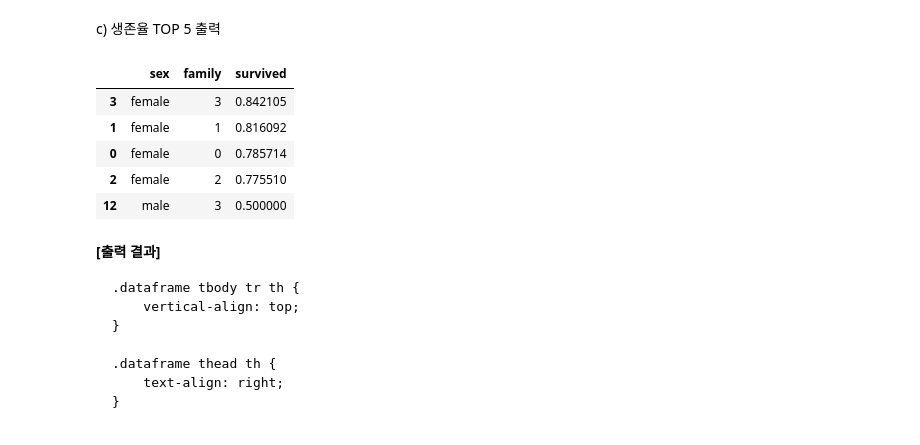
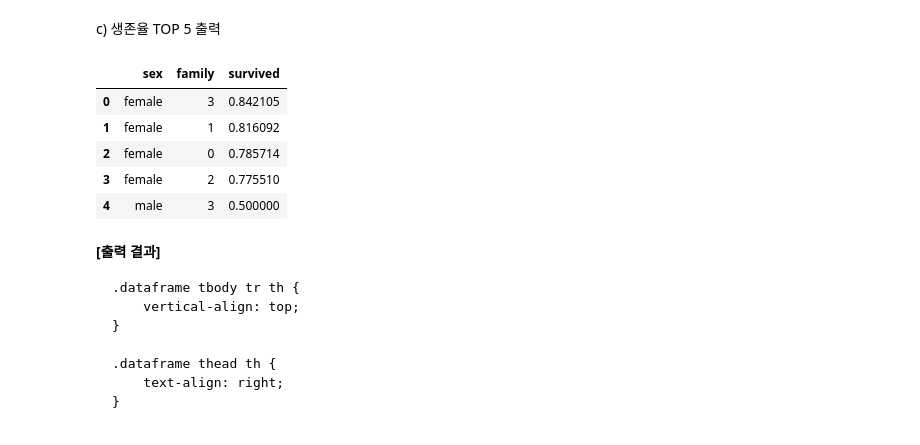
Before and after one commit to seungjun6235/pandas, a Jupyter notebook: 09-pandas-titanic-실습예제-(실습).ipynb, the cells around one changed output. Saved outputs shown, nothing was run; the diff lists cells and outputs as text; code cells hidden in the pictures.

```diff
--- a/09-pandas-titanic-실습예제-(실습).ipynb
+++ b/09-pandas-titanic-실습예제-(실습).ipynb
@@ -1862,14 +1865,14 @@ df.groupby(['sex', 'family'])['survived'].mean().reset_index().sort_values('surv
 c) 생존율 TOP 5 출력
 # %%
 # 코드를 입력해 주세요
-df.groupby(['sex', 'family'])['survived'].mean().reset_index().sort_values('survived', ascending=False).head()
+df.groupby(['sex', 'family'])['survived'].mean().reset_index().sort_values('survived', ascending=False,ignore_index =True).head()
 # %% [output]
 |  | sex | family | survived |
-| 3 | female | 3 | 0.842105 |
+| 0 | female | 3 | 0.842105 |
 | 1 | female | 1 | 0.816092 |
-| 0 | female | 0 | 0.785714 |
-| 2 | female | 2 | 0.775510 |
-| 12 | male | 3 | 0.500000 |
+| 2 | female | 0 | 0.785714 |
+| 3 | female | 2 | 0.775510 |
+| 4 | male | 3 | 0.500000 |
 # %% [markdown]
 <p><strong>[출력 결과]</strong></p><div>
 <style scoped>
```
Also changed, not shown: parts of 9 cells of this notebook, 1 other file.
